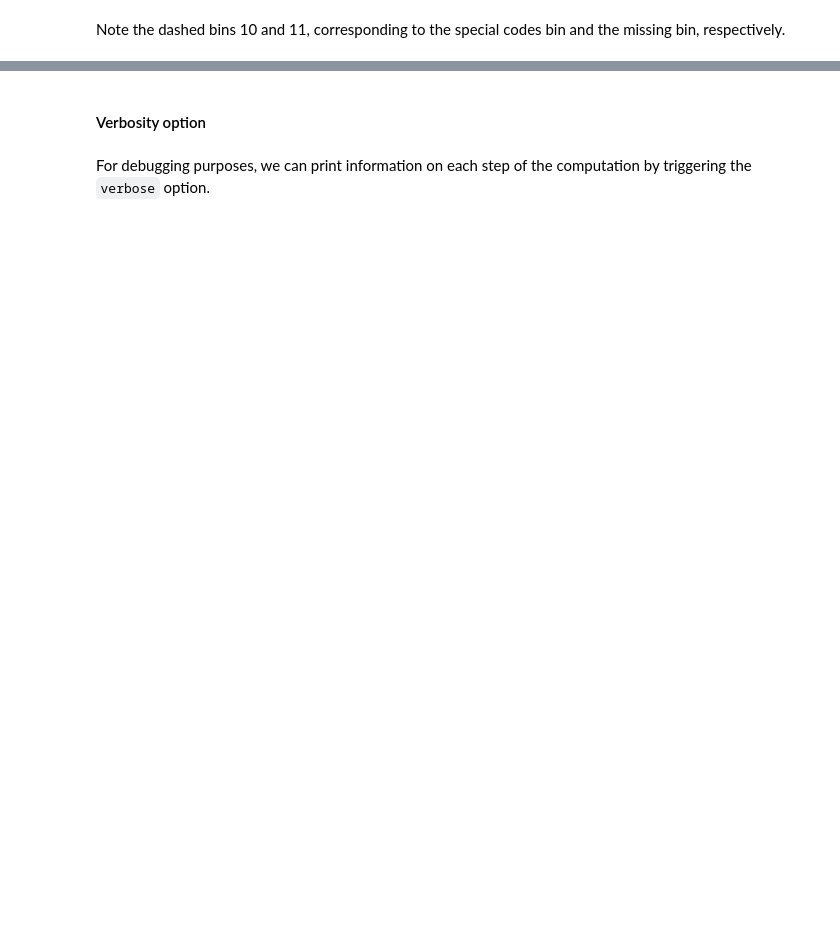
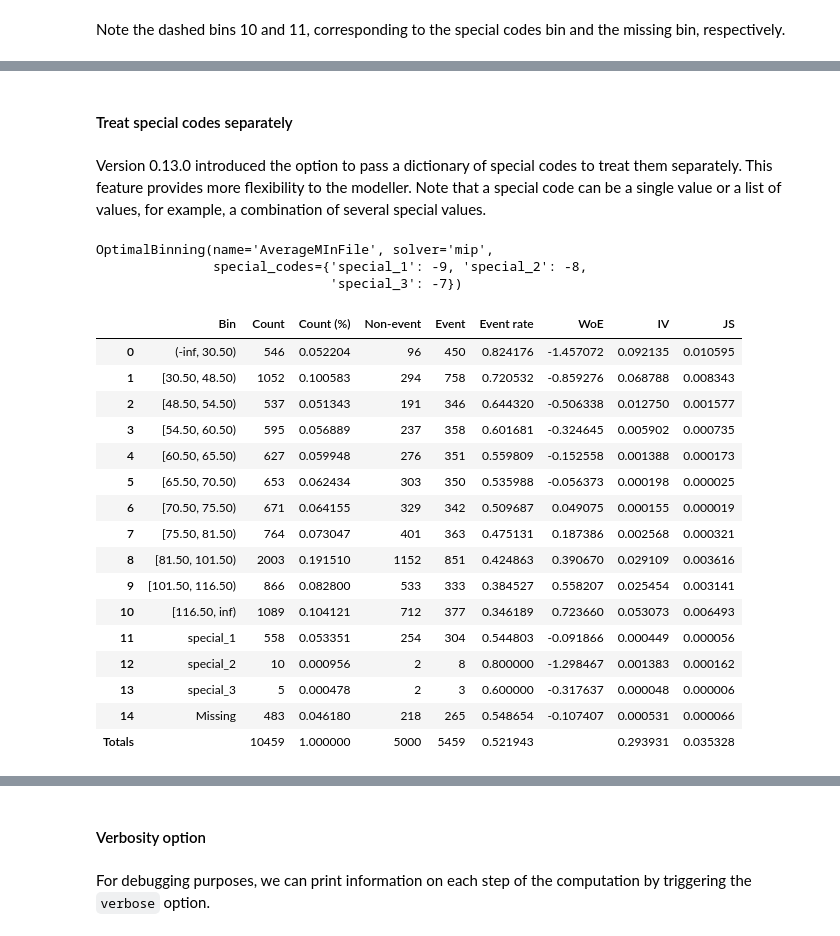
Before and after one commit to guillermo-navas-palencia/optbinning, a Jupyter notebook: doc/source/tutorials/tutorial_binary.ipynb, the cells around one changed output, grey strips where cells are left out. Saved outputs shown, nothing was run; the diff lists cells and outputs as text; code cells hidden in the pictures; blank space fills up the shorter version.

```diff
--- a/doc/source/tutorials/tutorial_binary.ipynb
+++ b/doc/source/tutorials/tutorial_binary.ipynb
@@ -706,0 +614,38 @@ binning_table.plot(metric="event_rate")
+# %% [markdown]
+#### Treat special codes separately
+# %% [markdown]
+Version 0.13.0 introduced the option to pass a dictionary of special codes to treat them separately. This feature provides more flexibility to the modeller. Note that a special code can be a single value or a list of values, for example, a combination of several special values.
+# %%
+special_codes = {'special_1': -9, "special_2": -8, "special_3": -7}
+
+x[10:20] = -8
+x[100:105] = -7
+
+optb = OptimalBinning(name=variable, dtype="numerical", solver="mip",
+                      special_codes=special_codes)
+
+optb.fit(x, y)
+# %% [output]
+OptimalBinning(name='AverageMInFile', solver='mip',
+               special_codes={'special_1': -9, 'special_2': -8,
+                              'special_3': -7})
+# %%
+optb.binning_table.build()
+# %% [output]
+|  | Bin | Count | Count (%) | Non-event | Event | Event rate | WoE | IV | JS |
+| 0 | (-inf, 30.50) | 546 | 0.052204 | 96 | 450 | 0.824176 | -1.457072 | 0.092135 | 0.010595 |
+| 1 | [30.50, 48.50) | 1052 | 0.100583 | 294 | 758 | 0.720532 | -0.859276 | 0.068788 | 0.008343 |
+| 2 | [48.50, 54.50) | 537 | 0.051343 | 191 | 346 | 0.644320 | -0.506338 | 0.012750 | 0.001577 |
+| 3 | [54.50, 60.50) | 595 | 0.056889 | 237 | 358 | 0.601681 | -0.324645 | 0.005902 | 0.000735 |
+| 4 | [60.50, 65.50) | 627 | 0.059948 | 276 | 351 | 0.559809 | -0.152558 | 0.001388 | 0.000173 |
+| 5 | [65.50, 70.50) | 653 | 0.062434 | 303 | 350 | 0.535988 | -0.056373 | 0.000198 | 0.000025 |
+| 6 | [70.50, 75.50) | 671 | 0.064155 | 329 | 342 | 0.509687 | 0.049075 | 0.000155 | 0.000019 |
+| 7 | [75.50, 81.50) | 764 | 0.073047 | 401 | 363 | 0.475131 | 0.187386 | 0.002568 | 0.000321 |
+| 8 | [81.50, 101.50) | 2003 | 0.191510 | 1152 | 851 | 0.424863 | 0.390670 | 0.029109 | 0.003616 |
+| 9 | [101.50, 116.50) | 866 | 0.082800 | 533 | 333 | 0.384527 | 0.558207 | 0.025454 | 0.003141 |
+| 10 | [116.50, inf) | 1089 | 0.104121 | 712 | 377 | 0.346189 | 0.723660 | 0.053073 | 0.006493 |
+| 11 | special_1 | 558 | 0.053351 | 254 | 304 | 0.544803 | -0.091866 | 0.000449 | 0.000056 |
+| 12 | special_2 | 10 | 0.000956 | 2 | 8 | 0.800000 | -1.298467 | 0.001383 | 0.000162 |
+| 13 | special_3 | 5 | 0.000478 | 2 | 3 | 0.600000 | -0.317637 | 0.000048 | 0.000006 |
+| 14 | Missing | 483 | 0.046180 | 218 | 265 | 0.548654 | -0.107407 | 0.000531 | 0.000066 |
+| Totals |  | 10459 | 1.000000 | 5000 | 5459 | 0.521943 |  | 0.293931 | 0.035328 |
```
Also changed, not shown: parts of 32 cells of this notebook.
